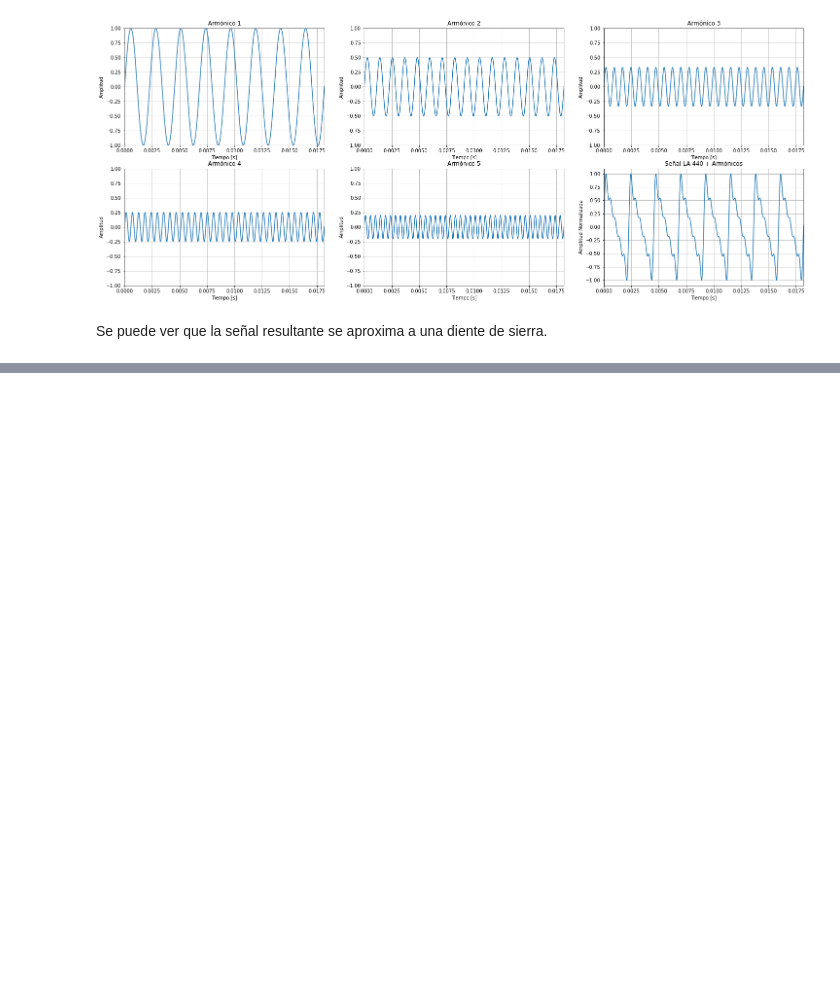
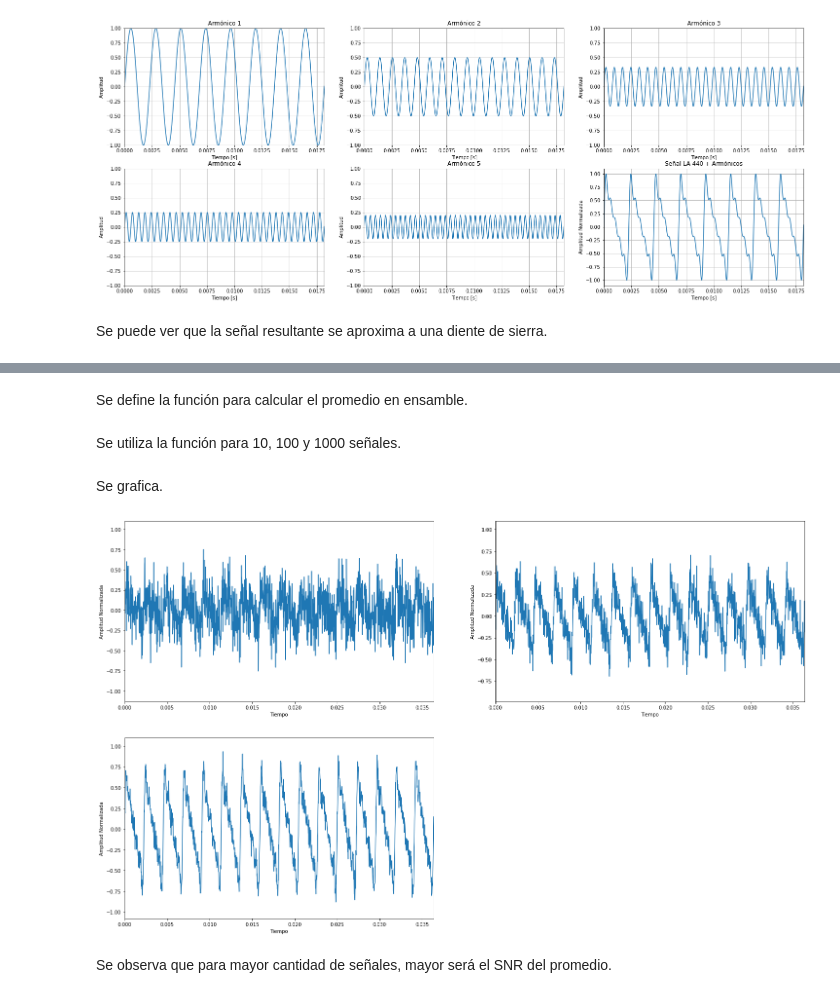
Before and after one commit to martinhaimovich2010/TP1_DSP, a Jupyter notebook: TP1_DSP_Haimovich_Veiga.ipynb, the cells around one changed output, grey strips where cells are left out. Saved outputs shown, nothing was run; the diff lists cells and outputs as text; code cells hidden in the pictures; blank space fills up the shorter version.

```diff
--- a/TP1_DSP_Haimovich_Veiga.ipynb
+++ b/TP1_DSP_Haimovich_Veiga.ipynb
@@ -63,0 +189,8 @@ Se puede ver que la señal resultante se aproxima a una diente de sierra.
+# %%
+def Señal_Ruido(A,sigma,f_A):
+    SNR = np.round((np.amax(A)-np.mean(A))/sigma,2)
+    return SNR
+
+SNR1 = Señal_Ruido(AX1,sigma1,fs/f0)
+SNR2 = Señal_Ruido(AX2,sigma2,fs/f0)
+SNR3 = Señal_Ruido(AX3,sigma3,fs/f0)
@@ -63,0 +247,2 @@ Se puede ver que la señal resultante se aproxima a una diente de sierra.
+# %% [markdown]
+Se define la función para calcular el promedio en ensamble.
@@ -63,0 +273,47 @@ Se puede ver que la señal resultante se aproxima a una diente de sierra.
+# %% [markdown]
+Se utiliza la función para 10, 100 y 1000 señales.
+# %%
+randNoiseSignals10, averageA_RN10, SNR_average10 = promedio_ensamble(10)
+randNoiseSignals100, averageA_RN100, SNR_average100 = promedio_ensamble(100)
+randNoiseSignals1000, averageA_RN1000, SNR_average1000 = promedio_ensamble(1000)
+# %% [markdown]
+Se grafica.
+# %%
+plt.figure(figsize=(25,15))
+plt.subplot(2,2,1)
+plt.plot(t, averageA_RN10)
+plt.xlabel("Tiempo")
+plt.ylabel("Amplitud Normalizada")
+plt.xlim(0, 16/f0)
+
+
+plt.subplot(2,2,2)
+plt.plot(t, averageA_RN100)
+plt.xlabel("Tiempo")
+plt.ylabel("Amplitud Normalizada")
+plt.xlim(0, 16/f0)
+
+
+plt.subplot(2,2,3)
+plt.plot(t, averageA_RN1000)
+plt.xlabel("Tiempo")
+plt.ylabel("Amplitud Normalizada")
+plt.xlim(0, 16/f0)
+plt.show()
+
+DC_SNR_layout = go.Layout(
+    title='SNR para Promedio Ensamble',
+    margin=go.layout.Margin(
+        autoexpand=True
+    )
+)
+
+fig = go.Figure(data=[go.Table(header=dict(values=['Cantidad de señales de ruido', 'SNR promedio', 'SNR ejercicio 3'],align='center'),
+                cells=dict(values=[["10", "100", "1000"], [SNR_average10, SNR_average100, SNR_average1000], [SNR1, SNR2, SNR3]],align='center'))
+                ],
+                layout=DC_SNR_layout)
+fig.show()
+# %% [output]
+[figure, added]
+# %% [markdown]
+Se observa que para mayor cantidad de señales, mayor será el SNR del promedio.
```
Also changed, not shown: parts of 35 cells of this notebook, 1 other file.
